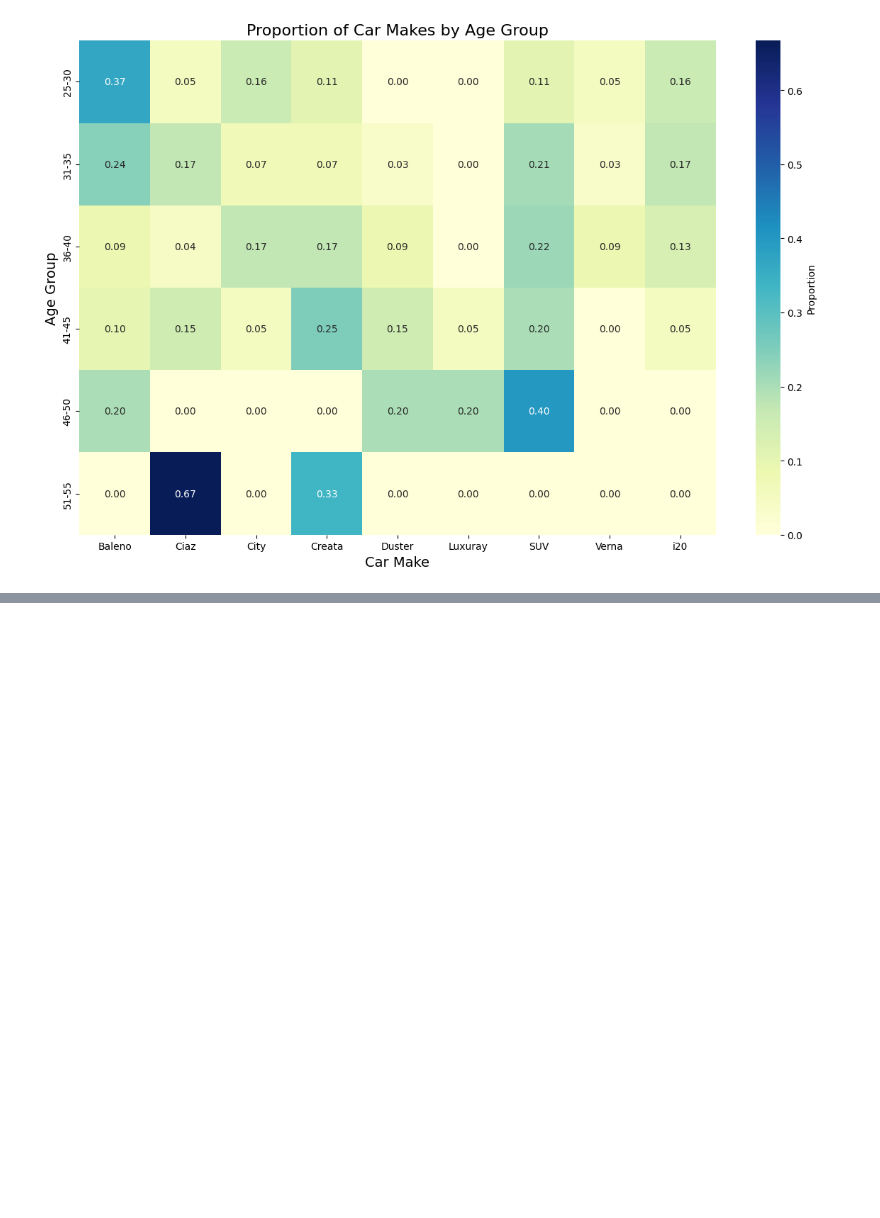
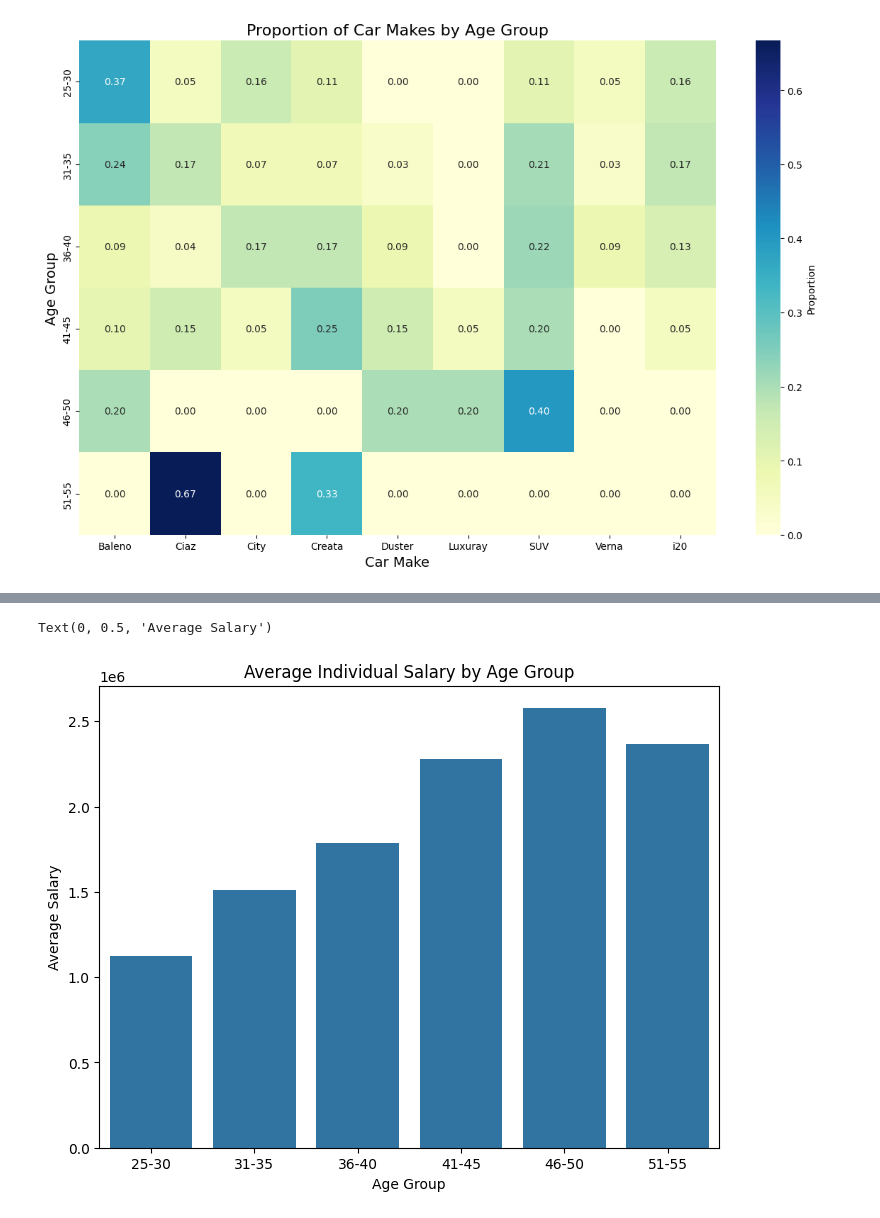
Before and after one commit to LordZeusIsBack/Feynn-Labs-Internship, a Jupyter notebook: EV Market in India/Basic working with dataset.ipynb, the cells around one changed output, grey strips where cells are left out. Cells and saved outputs as stored; diff of their text form; code cells hidden in the pictures; blank space fills up the shorter version.

```diff
--- a/EV Market in India/Basic working with dataset.ipynb
+++ b/EV Market in India/Basic working with dataset.ipynb
@@ -202,0 +125,9 @@ plt.show()
+# %%
+plt.figure(figsize=(8, 6))
+sns.barplot(x='Age_Group', y='Salary', data=age_salary)
+plt.title('Average Individual Salary by Age Group')
+plt.xlabel('Age Group')
+plt.ylabel('Average Salary')
+# %% [output]
+Text(0, 0.5, 'Average Salary')
+[figure, added]
```
Also changed, not shown: parts of 16 cells of this notebook.
